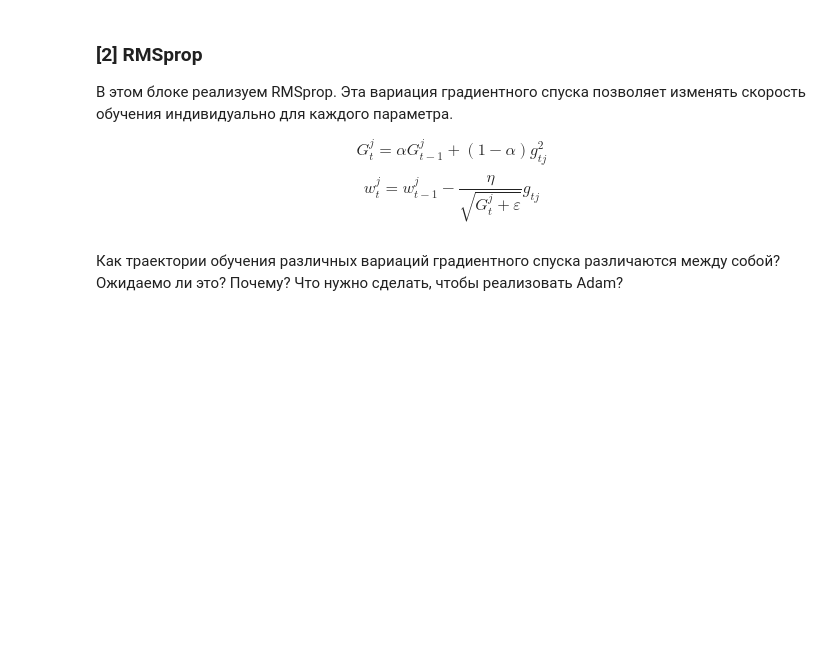
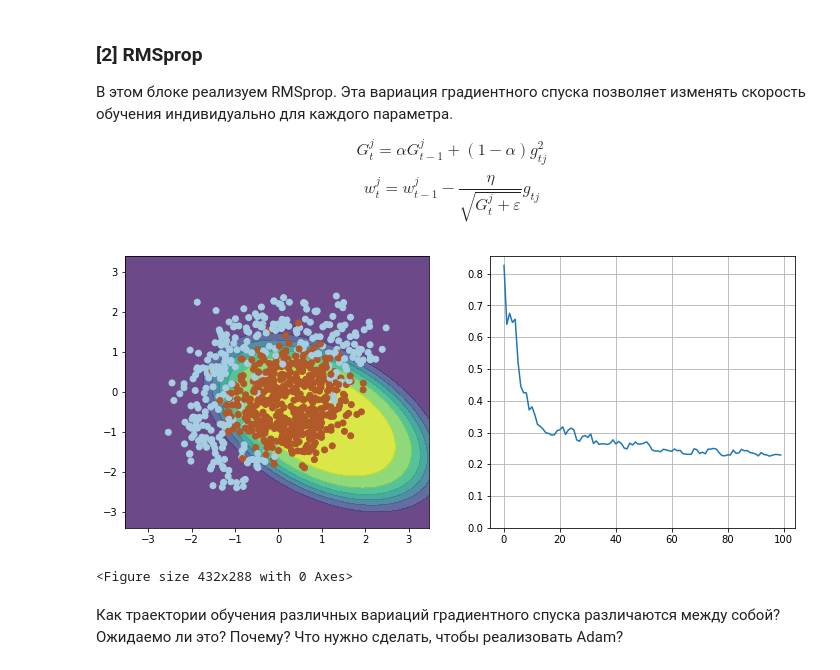
Before and after one commit to ksetdekov/HSE_DS, a Jupyter notebook: 05 DL/02_week/HW02_gradient.ipynb, the cells around one changed output. Drawn from its saved outputs; the diff is of its cells as text; code cells hidden in the pictures; blank space fills up the shorter version.

```diff
--- a/05 DL/02_week/HW02_gradient.ipynb
+++ b/05 DL/02_week/HW02_gradient.ipynb
@@ -232,22 +231,36 @@ $$ w_t^j = w_{t-1}^j - \dfrac{\eta}{\sqrt{G_t^j + \varepsilon}} g_{tj} $$
 # %%
 np.random.seed(42)
 
 w = np.array([0, 0, 0, 0, 0, 1.])
 
 eta = 0.1
 alpha = 0.9
 g2 = np.zeros_like(w)
 eps = 1e-8
 
 n_iter = 100
 batch_size = 4
 loss = np.zeros(n_iter)
 plt.figure(figsize=(12,5))
 for i in range(n_iter):
 
-    # Ваш код здесь
+    random_indices = np.random.choice(expanded.shape[0], size=batch_size, replace=False)
+    mbatch = expanded[random_indices, :]
+    mbatch_y = y[random_indices]
 
+    g = compute_grad(mbatch, mbatch_y, w)
+    g2 =  alpha * g2 + (1 - alpha) * g * g
+
+    w = w - (eta * g) / np.sqrt(g2 + eps)
+    # print(i, g2)
+    loss_i = compute_loss(expanded, y, w)
+    loss[i] = loss_i
+
+# print(2)
 visualize(X, y, w, loss)
 plt.clf()
+# %% [output]
+[figure, added]
+<Figure size 432x288 with 0 Axes>
 # %% [markdown]
 Как траектории обучения различных вариаций градиентного спуска различаются между собой? Ожидаемо ли это? Почему? Что нужно сделать, чтобы реализовать Adam?
```
Also changed, not shown: parts of 5 cells of this notebook.
